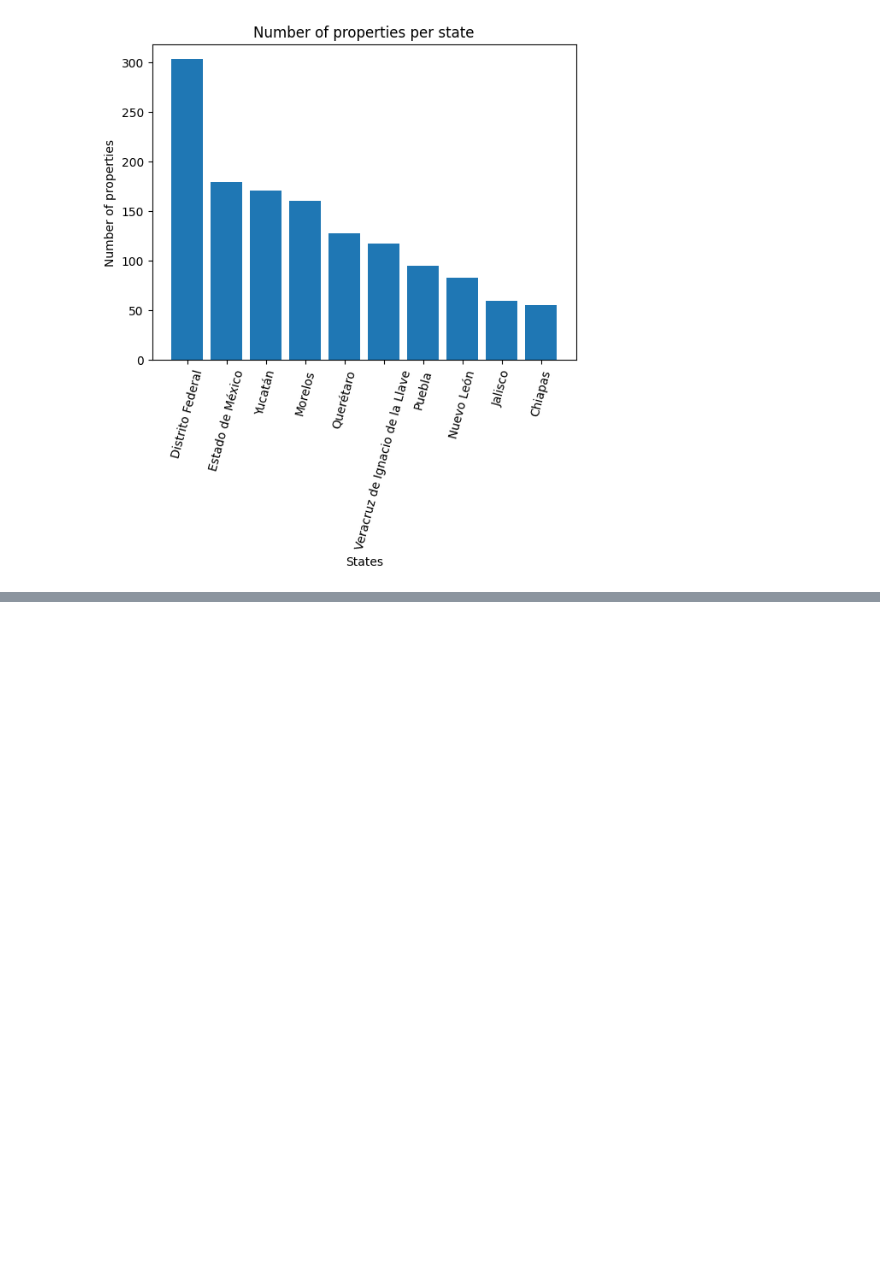
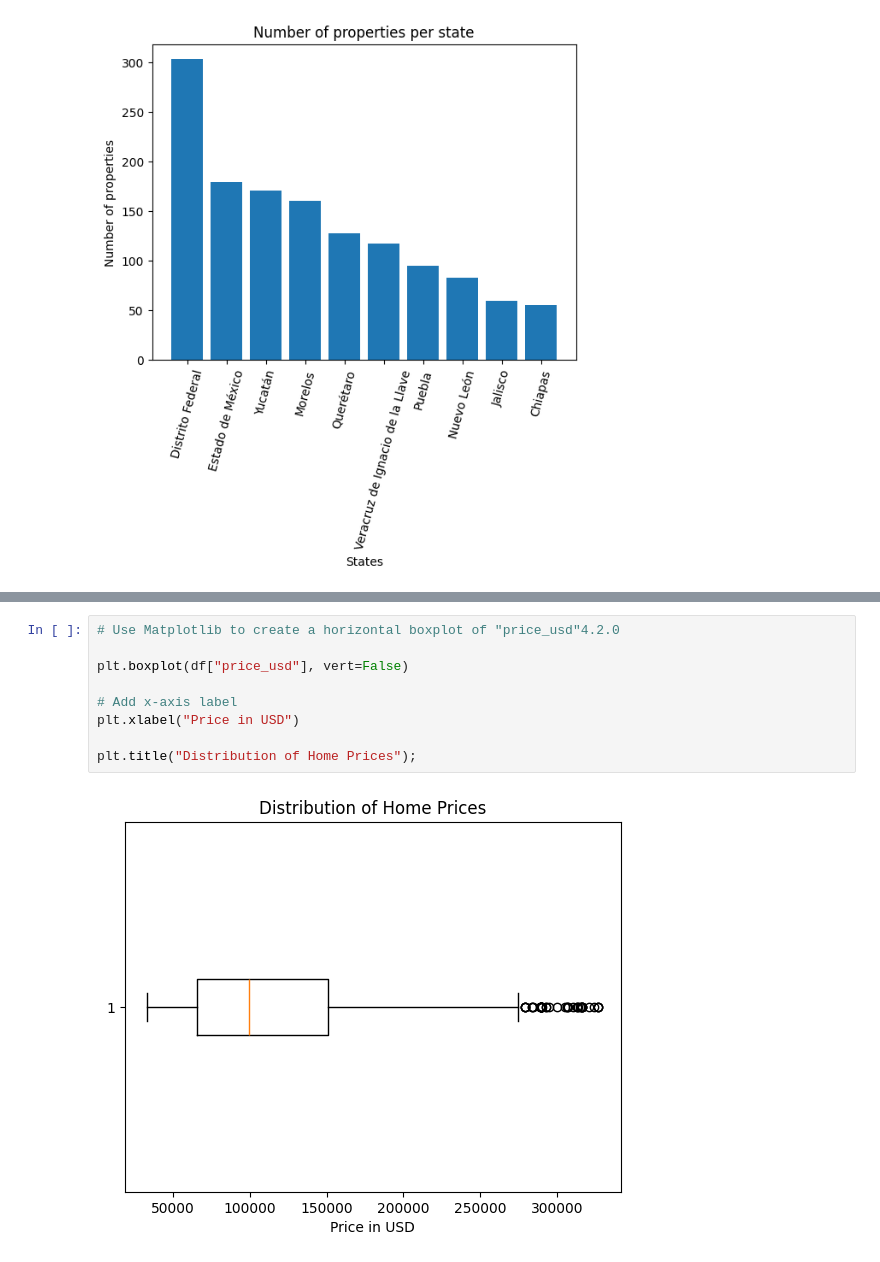
Before and after one commit to kathy254/Mexico-Real-Estate-Market-Analysis, a Jupyter notebook: Mexico_real_estate.ipynb, the cells around one changed output, grey strips where cells are left out. Drawn from its saved outputs; the diff is of its cells as text; blank space fills up the shorter version.

```diff
--- a/Mexico_real_estate.ipynb
+++ b/Mexico_real_estate.ipynb
@@ -280,0 +339,11 @@ plt.xticks(rotation=75);
+# %%
+# Use Matplotlib to create a horizontal boxplot of "price_usd"4.2.0
+
+plt.boxplot(df["price_usd"], vert=False)
+
+# Add x-axis label
+plt.xlabel("Price in USD")
+
+plt.title("Distribution of Home Prices");
+# %% [output]
+[figure, added]
```
Also changed, not shown: parts of 4 cells of this notebook, 6 other files.
